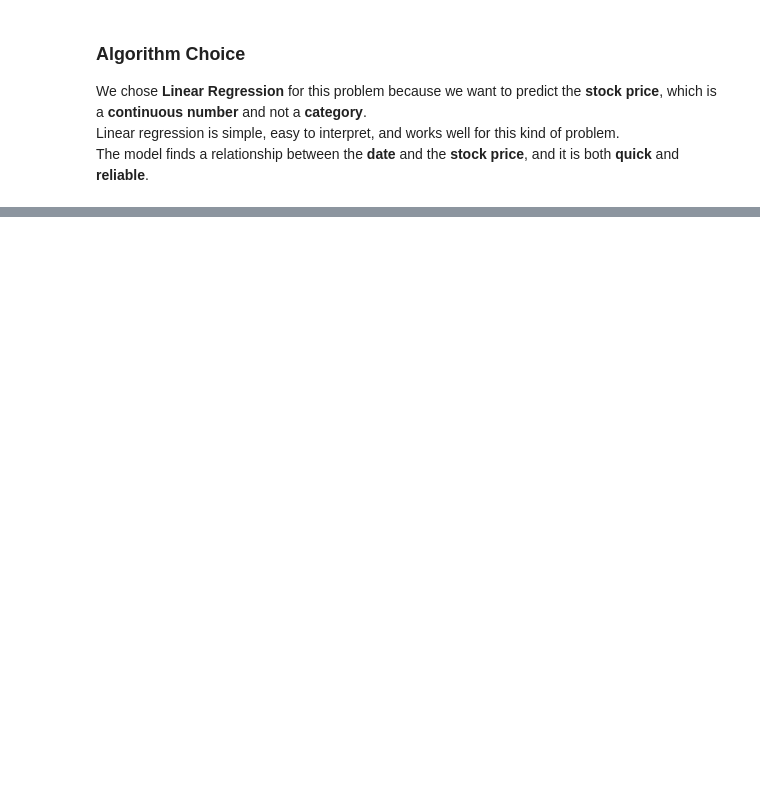
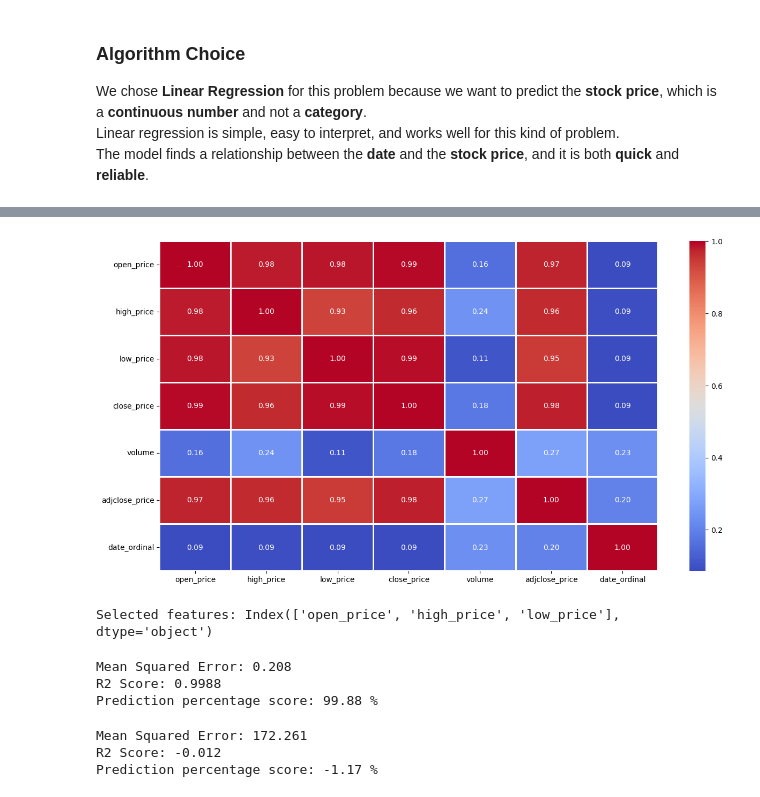
Before and after one commit to Nima52/Oblig-2-DAVE3625, a Jupyter notebook: DAVE3625-Oblig2.ipynb, the cells around one changed output, grey strips where cells are left out. Saved outputs shown, nothing was run; the diff lists cells and outputs as text; code cells hidden in the pictures; blank space fills up the shorter version.

```diff
--- a/DAVE3625-Oblig2.ipynb
+++ b/DAVE3625-Oblig2.ipynb
@@ -26,7 +53,10 @@ print(GME_df.info())
 # %%
-#Conversion of the date from string to an ordinal number, which is a numerical representation of the date starting from jan 1, year 1
+#We chose to convert the date to and ordinal number, which is a numerical representation of the date starting from jan 1, year 1,
+#this seemed like the simplest, though we could have chosen other methods as well.
+#We can now drop the date column as we don't need it anymore.
 GME_df['date'] = pd.to_datetime(GME_df['date'])
 GME_df['date_ordinal'] = GME_df['date'].map(pd.Timestamp.toordinal)
+GME_df = GME_df.drop(columns=['date'])
 # %%
 #Verifying conversion, all good
 print(GME_df.info())
@@ -44,7 +115,34 @@ GME_df[GME_df['close_price'] != GME_df['adjclose_price']]
+# %%
+#We now need to select our features and targets, the assignment says that the input/feature should be the date and the output/target should be the close price,
+#but if we only pick date as the feature, the model will be innacurate.
+#Let's check the correlation between the features and see which features are the most imnportat for our model.
+
+plt.figure(figsize=(15,8))
+sns.heatmap(GME_df.corr(), annot=True, cmap='coolwarm', fmt='.2f', linewidths=2)
+plt.show()
+
+#We can see open_price, close_price, high_price, low_price, and adjclose_price all have very high correlations with each other,
+#this means that they almost move together, if one increases, the others usually do too, as for the date_ordinal feature, it has almost no correlation to the close price
+# %% [output]
+[figure, added]
+# %%
+#We can also use RFE to check which features are the best to pick, we will pick 3 features
+
+model = LinearRegression()
+
+rfe = RFE(model, n_features_to_select=3)
+X = GME_df[['open_price', 'high_price', 'low_price', 'volume', 'date_ordinal']]
+y = GME_df['close_price']
+rfe.fit(X, y)
+
+selected_features = X.columns[rfe.support_]
+print('Selected features:', selected_features)
+# %% [output]
+Selected features: Index(['open_price', 'high_price', 'low_price'], dtype='object')
 # %%
-#We now need to select our features and targets, the assignment says that the input should be the date and the output should be the close price,
-#we will therefore pick those two to keep it simple
-X = GME_df[['date_ordinal']]
+#We will now train our model with our picked features and target
+
+X = GME_df[['open_price', 'high_price', 'low_price']]
 y = GME_df['close_price']
 
 #We will now split the data into training and testing sets, we will test 20% of the dataset
@@ -57,14 +155,43 @@ model.fit(X_train, y_train)
 #Then we use our model to predict the close price for the 20% test set
 y_pred = model.predict(X_test)
 
-#We then need to evaluate the model, since predicting stock price is a continous number, a confusion matrix won't work here,
+#We then need to evaluate the model, since stock price is a continous number, a confusion matrix won't work here,
 #we will instead use regression metrics such as Mean Squared Error (MSE), which tells us how far off the predictions are
-#and R² score, which tells us how well the model explains the variation in the data.
+#and R2 score, which tells us how well the model explains the variation in the data.
 
 mse = mean_squared_error(y_test, y_pred)
 r2 = r2_score(y_test, y_pred)
 
-print("Mean Squared Error:", mse)
-print("R² Score:", r2)
+print("Mean Squared Error:", round(mse,3))
+print("R2 Score:", round(r2,4))
+print("Prediction percentage score:", round(r2*100, 2), "%")
 
-#the model is not accurate at all, need to add more features or change the regression model
+#the model is highly accurate, but the 'open_price', 'high_price' and  'low_price' input values are not practial because they
+#require you to guess them for a future prediciton of the stock price
+# %% [output]
+Mean Squared Error: 0.208
+R2 Score: 0.9988
+Prediction percentage score: 99.88 %
+# %%
+#if we were to only include the date_ordinal feature, we can see that the model would not be accurate
+
+X = GME_df[['date_ordinal']]
+y = GME_df['close_price']
+
+X_train, X_test, y_train, y_test = train_test_split(X, y, test_size=0.2, random_state=42)
+
+model = LinearRegression()
+model.fit(X_train, y_train)
+
+y_pred = model.predict(X_test)
+
+mse = mean_squared_error(y_test, y_pred)
+r2 = r2_score(y_test, y_pred)
+
+print("Mean Squared Error:", round(mse,3))
+print("R2 Score:", round(r2,3))
+print("Prediction percentage score:", round(r2*100, 2), "%")
+# %% [output]
+Mean Squared Error: 172.261
+R2 Score: -0.012
+Prediction percentage score: -1.17 %
```
Also changed, not shown: parts of 8 cells of this notebook.
